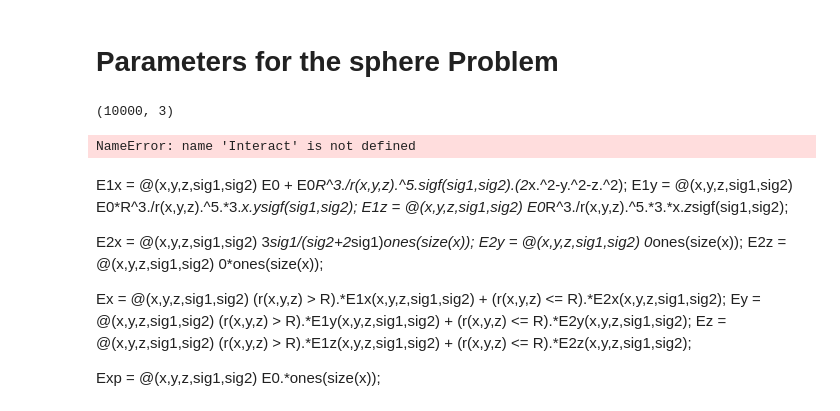
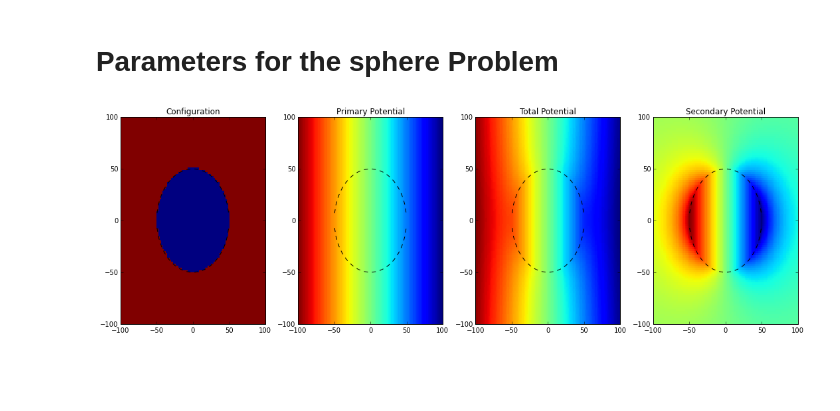
Before and after one commit to geoscixyz/em, a Jupyter notebook: examples/sphere/ElectrostaticSphere.ipynb, the cells around one changed output. Drawn from its saved outputs; the diff is of its cells as text; code cells hidden in the pictures; blank space fills up the shorter version.

```diff
--- a/examples/sphere/ElectrostaticSphere.ipynb
+++ b/examples/sphere/ElectrostaticSphere.ipynb
@@ -34,8 +38,7 @@ print 1./3. # floats
 # %% [markdown]
 # Parameters for the sphere Problem
 # %%
-
-sig0 = 1        # conductivity of the wholespace
+sig0 = 10        # conductivity of the wholespace
 sig1 = 2           # conductivity of the sphere
 R    = 50          # radius of the sphere
 E0   = 1           # inducing field strength
@@ -46,6 +49,7 @@ XYZ = ndgrid(xr,yr,zr) #Half-Space Definition
 # d    = 2           # mesh spacing
 # %%
 r  = lambda x,y,z: np.sqrt(x**2+y**2+z**2)
+sigf = lambda sig0,sig1: (sig1-sig0)/(sig1+2.*sig0)
 # %%
 # assumes an x-oriented inducing field
 # and that the sphere is at the origin
@@ -53,7 +57,7 @@ def get_Potential(XYZ,sig0,sig1,R,E0):
 
     x,y,z = XYZ[:,0],XYZ[:,1],XYZ[:,2]
 
-    sigf = (sig1-sig0)/(sig1+2.*sig0)
+    sig_cur= sigf(sig0,sig1)
 
     r_cur = r(x,y,z)
 
@@ -64,7 +68,7 @@ def get_Potential(XYZ,sig0,sig1,R,E0):
 
     V = np.zeros_like(x)
 
-    V[ind0] = -E0*x[ind0]*(1.-sigf*R**3./r_cur[ind0]**3) # outside the sphere
+    V[ind0] = -E0*x[ind0]*(1.-sig_cur*R**3./r_cur[ind0]**3) # outside the sphere
     V[ind1] = -E0*x[ind1]*3.*sig0/(sig1+2.*sig0)
 
     return V
@@ -72,8 +76,4 @@ def get_Potential(XYZ,sig0,sig1,R,E0):
 def get_Primary_Potential(XYZ,sig0,sig1,R,E0):
     x = XYZ[:,0]
     return - E0*x
-# %%
-XYZ.shape
-# %% [output]
-(10000, 3)
 # %%
@@ -91,55 +92,38 @@ def get_Conductivity(XYZ,sig0,sig1,R):
 
     return Sigma
 # %%
+#Interactive tool to visualise the primary, secondary and total potentials
+
 R_slider = FloatSlider(min=0., max =50., step=10.)
-S_slider = FloatSlider(min=-10., max =10., step=1.)
+S_slider = FloatSlider(min=1., max =100., step=1.)
 
-def plot_Potential(R,sig1):
+def plot_Potentials(R,sig1):
     Sigma = get_Conductivity(XYZ,sig0,sig1,R)
     V = get_Potential(XYZ,sig0,sig1,R,E0)
     Vp = get_Primary_Potential(XYZ,sig0,sig1,R,E0)
 
     xcirc = xr[np.abs(xr) <= R]
 
-    fig,ax = plt.subplots(1,4,figsize=(10,5))
+    fig,ax = plt.subplots(1,4,figsize=(15,5))
 
     ax[0].pcolor(xr,yr,Sigma.reshape(xr.size, yr.size))
     ax[0].plot(xcirc,np.sqrt(R**2-xcirc**2),'--k',xcirc,-np.sqrt(R**2-xcirc**2),'--k')
     ax[0].set_title('Configuration')
 
     ax[1].pcolor(xr,yr,Vp.reshape(xr.size,yr.size))
     ax[1].plot(xcirc,np.sqrt(R**2-xcirc**2),'--k',xcirc,-np.sqrt(R**2-xcirc**2),'--k')
     ax[1].set_title('Primary Potential')
 
     ax[2].pcolor(xr,yr,V.reshape(xr.size,yr.size))
     ax[2].plot(xcirc,np.sqrt(R**2-xcirc**2),'--k',xcirc,-np.sqrt(R**2-xcirc**2),'--k')
     ax[2].set_title('Total Potential')
 
     ax[3].pcolor(xr,yr,(V-Vp).reshape(xr.size,yr.size))
     ax[3].plot(xcirc,np.sqrt(R**2-xcirc**2),'--k',xcirc,-np.sqrt(R**2-xcirc**2),'--k')
     ax[3].set_title('Secondary Potential')
 
     plt.tight_layout()
 
-interact(plot_Problem, R=R_slider, sig1=S_slider)
+interact(plot_Potentials, R=R_slider, sig1=S_slider)
+# %% [output]
+[figure, added]
-# %%
-R_slider = FloatSlider(min=0., max =50., step=10.)
-S_slider = FloatSlider(min=-10., max =10., step=1.)
-
-Interact(R_slider, S_slider)
-# %% [output]
-NameError: name 'Interact' is not defined
-# %% [markdown]
-E1x = @(x,y,z,sig1,sig2) E0 + E0*R^3./r(x,y,z).^5.*sigf(sig1,sig2).*(2*x.^2-y.^2-z.^2);
-E1y = @(x,y,z,sig1,sig2) E0*R^3./r(x,y,z).^5.*3.*x.*y*sigf(sig1,sig2);
-E1z = @(x,y,z,sig1,sig2) E0*R^3./r(x,y,z).^5.*3.*x.*z*sigf(sig1,sig2);
-
-E2x = @(x,y,z,sig1,sig2) 3*sig1/(sig2+2*sig1)*ones(size(x));
-E2y = @(x,y,z,sig1,sig2) 0*ones(size(x));
-E2z = @(x,y,z,sig1,sig2) 0*ones(size(x));
-
-Ex = @(x,y,z,sig1,sig2) (r(x,y,z) > R).*E1x(x,y,z,sig1,sig2) + (r(x,y,z) <= R).*E2x(x,y,z,sig1,sig2);
-Ey = @(x,y,z,sig1,sig2) (r(x,y,z) > R).*E1y(x,y,z,sig1,sig2) + (r(x,y,z) <= R).*E2y(x,y,z,sig1,sig2);
-Ez = @(x,y,z,sig1,sig2) (r(x,y,z) > R).*E1z(x,y,z,sig1,sig2) + (r(x,y,z) <= R).*E2z(x,y,z,sig1,sig2);
-
-Exp = @(x,y,z,sig1,sig2) E0.*ones(size(x));
```
Also changed, not shown: parts of 6 cells of this notebook.
